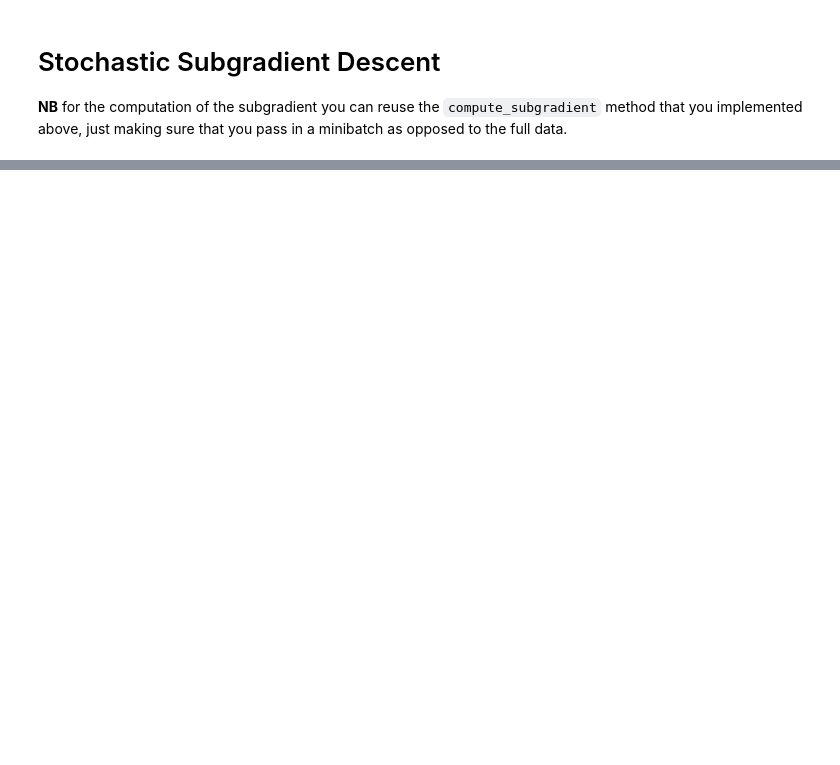
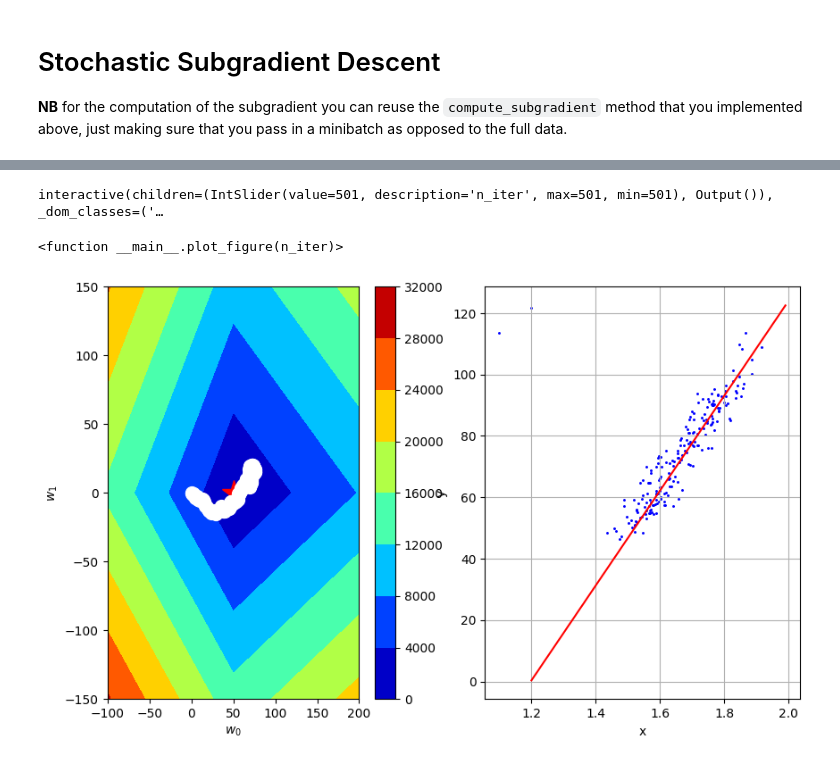
Before and after one commit to phamelink/ML_repo, a Jupyter notebook: labs/ex02/template/ex02.ipynb, the cells around one changed output, grey strips where cells are left out. Saved outputs shown, nothing was run; the diff lists cells and outputs as text; code cells hidden in the pictures; blank space fills up the shorter version.

```diff
--- a/labs/ex02/template/ex02.ipynb
+++ b/labs/ex02/template/ex02.ipynb
@@ -589,12 +636,13 @@ def stochastic_subgradient_descent(y, tx, initial_w, batch_size, max_iters, gamm
     losses = []
     w = initial_w
 
-    for n_iter in range(max_iters):
-        # ***************************************************
-        # INSERT YOUR CODE HERE
-        # TODO: implement stochastic subgradient descent.
-        # ***************************************************
-        raise NotImplementedError
+    for n_iter, (minibatch_y, minibatch_tx) in enumerate(batch_iter(y, tx, batch_size, max_iters)):
+        gradient = compute_subgradient_mae(minibatch_y, minibatch_tx, w)
+        loss = compute_loss(minibatch_y, minibatch_tx, w)
+        w = w - gamma * gradient
+        # store w and loss
+        ws.append(w)
+        losses.append(loss)
 
         print(
             "SubSGD iter. {bi}/{ti}: loss={l}, w0={w0}, w1={w1}".format(
@@ -624,21 +690,25 @@ print("SubSGD: execution time={t:.3f} seconds".format(t=exection_time))
 # %%
 from ipywidgets import IntSlider, interact
 
 
 def plot_figure(n_iter):
     fig = gradient_descent_visualization(
         subsgd_losses,
         subsgd_ws,
         grid_losses,
         grid_w0,
         grid_w1,
         mean_x,
         std_x,
         height,
         weight,
         n_iter,
     )
     fig.set_size_inches(10.0, 6.0)
 
 
-interact(plot_figure, n_iter=IntSlider(min=1, max=len(subsgd_ws)))
+interact(plot_figure, n_iter=IntSlider(min=len(subsgd_ws), max=len(subsgd_ws)))
+# %% [output]
+interactive(children=(IntSlider(value=501, description='n_iter', max=501, min=501), Output()), _dom_classes=('…
+<function __main__.plot_figure(n_iter)>
+[figure, added]
```
Also changed, not shown: parts of 12 cells of this notebook, 2 other files.
